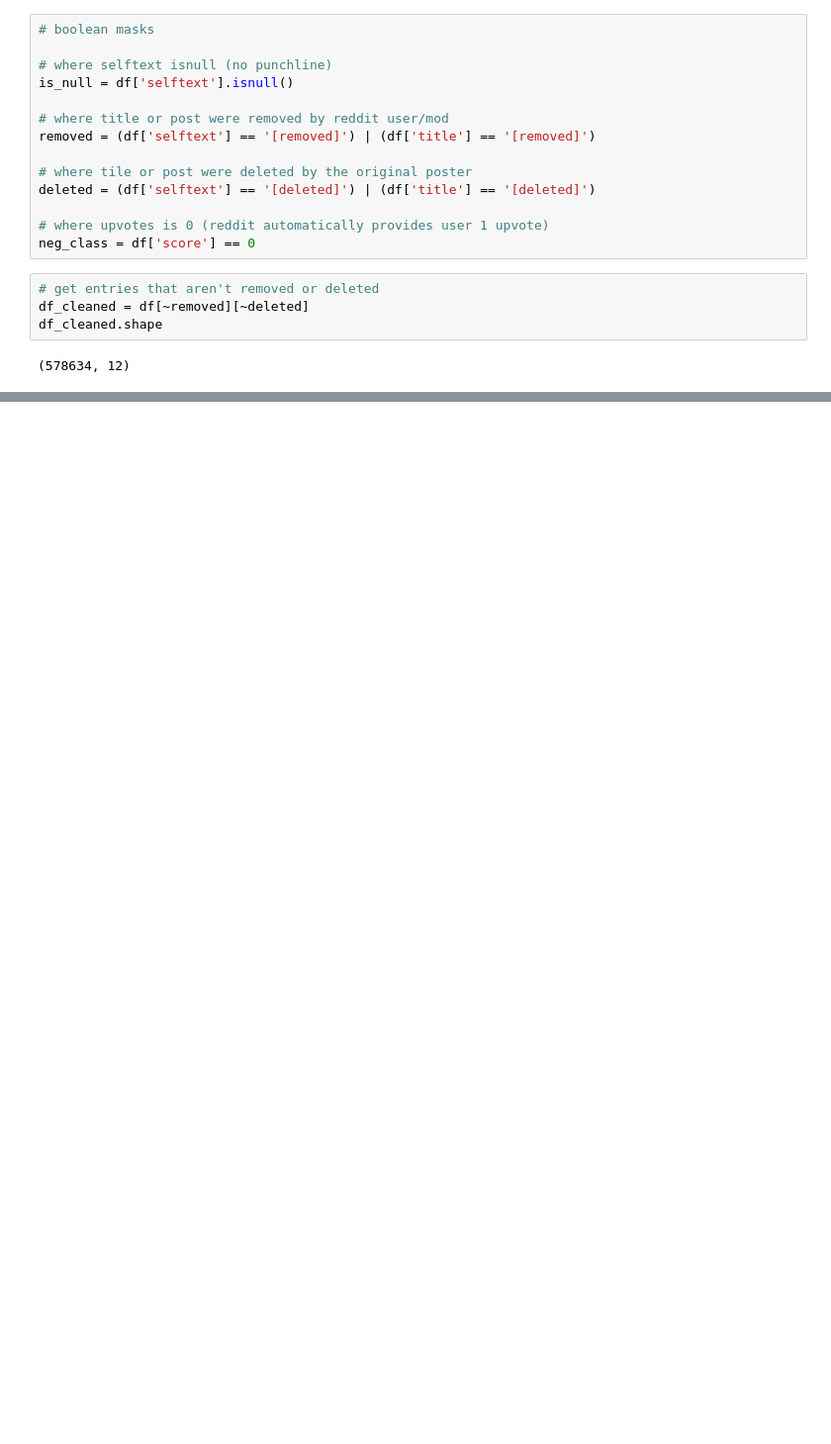
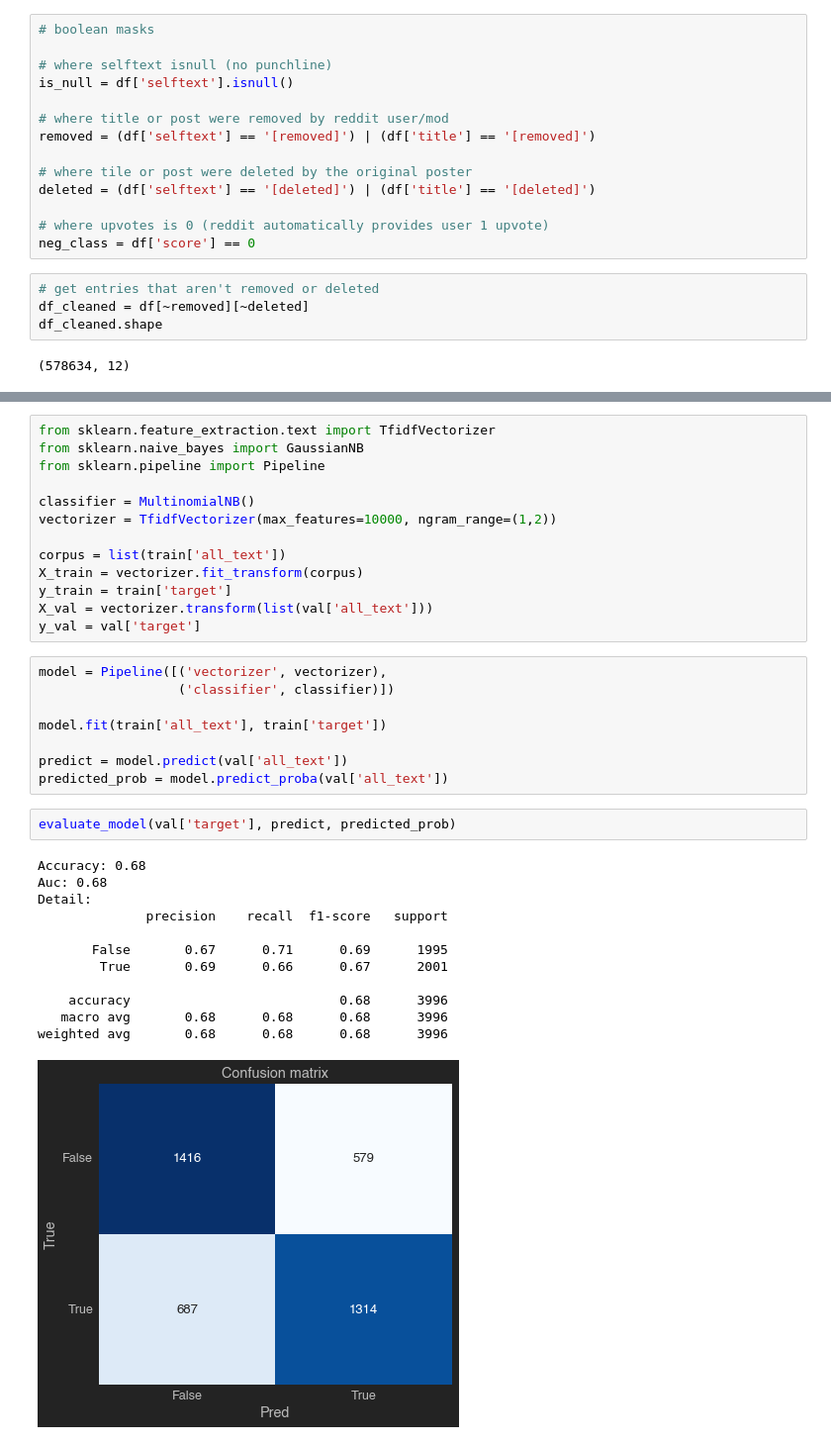
Before and after one commit to Pooret/jokes, a Jupyter notebook: jokes.ipynb, the cells around one changed output, grey strips where cells are left out. Shown at 99% size. Saved outputs shown, nothing was run; the diff lists cells and outputs as text; blank space fills up the shorter version.

```diff
--- a/jokes.ipynb
+++ b/jokes.ipynb
@@ -126,0 +452,36 @@ plt.show()
+# %%
+from sklearn.feature_extraction.text import TfidfVectorizer
+from sklearn.naive_bayes import GaussianNB
+from sklearn.pipeline import Pipeline
+
+classifier = MultinomialNB()
+vectorizer = TfidfVectorizer(max_features=10000, ngram_range=(1,2))
+
+corpus = list(train['all_text'])
+X_train = vectorizer.fit_transform(corpus)
+y_train = train['target']
+X_val = vectorizer.transform(list(val['all_text']))
+y_val = val['target']
+# %%
+model = Pipeline([('vectorizer', vectorizer),
+                  ('classifier', classifier)])
+
+model.fit(train['all_text'], train['target'])
+
+predict = model.predict(val['all_text'])
+predicted_prob = model.predict_proba(val['all_text'])
+# %%
+evaluate_model(val['target'], predict, predicted_prob)
+# %% [output]
+Accuracy: 0.68
+Auc: 0.68
+Detail:
+              precision    recall  f1-score   support
+
+       False       0.67      0.71      0.69      1995
+        True       0.69      0.66      0.67      2001
+
+    accuracy                           0.68      3996
+   macro avg       0.68      0.68      0.68      3996
+weighted avg       0.68      0.68      0.68      3996
+[figure, added]
```
Also changed, not shown: parts of 73 cells of this notebook.
